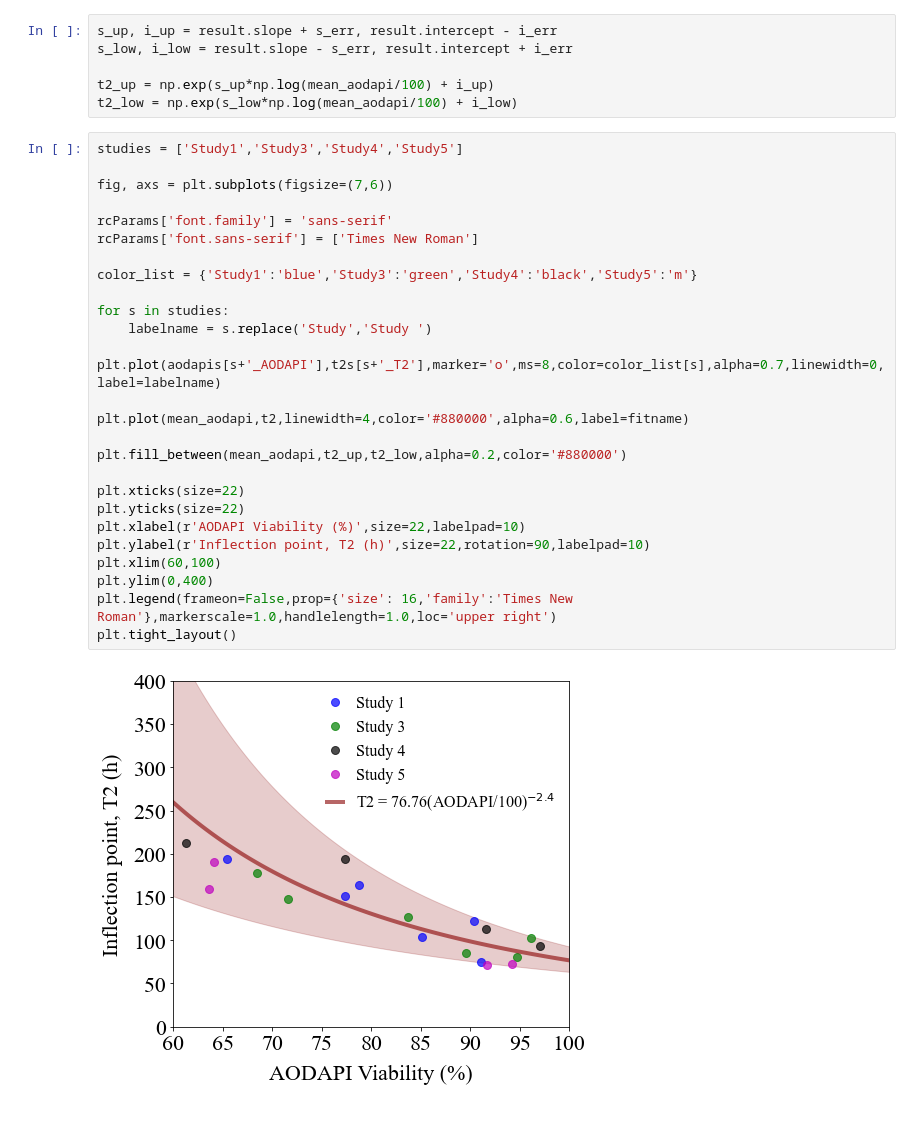
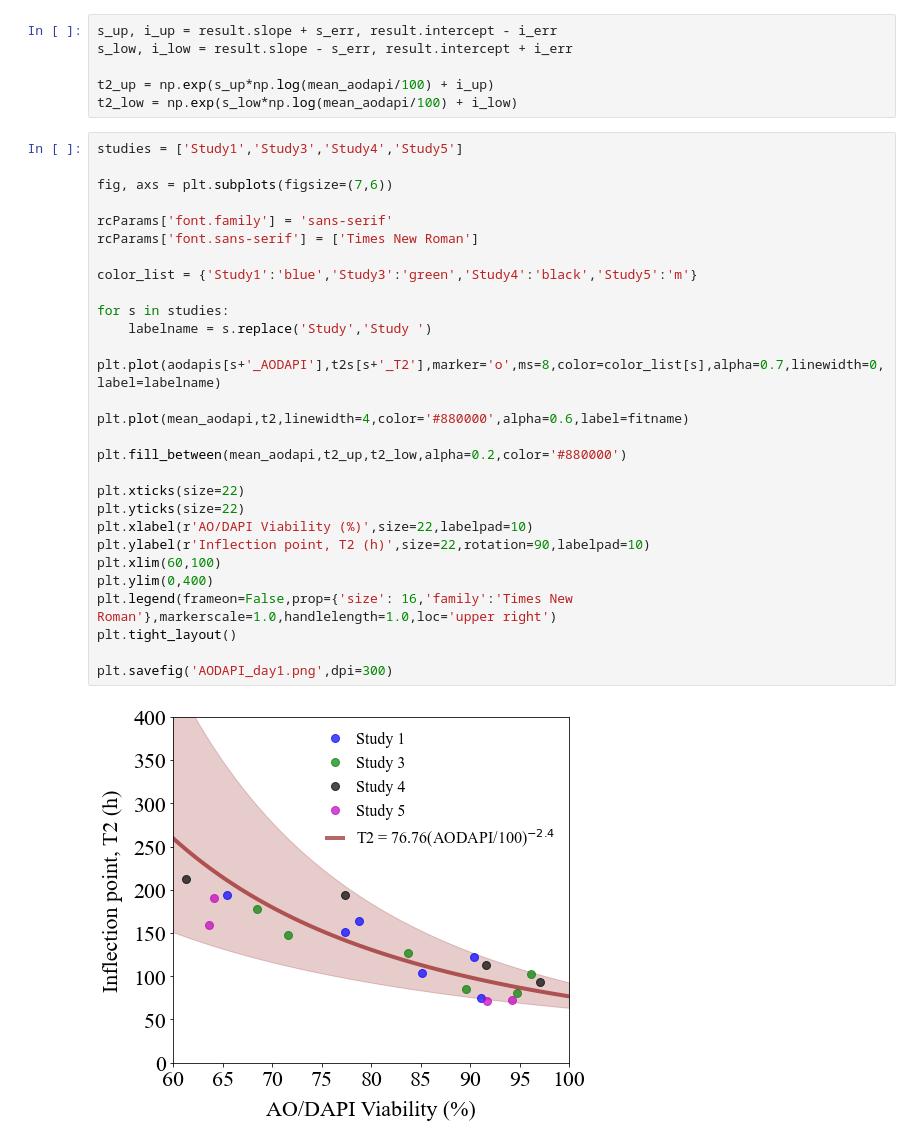
Before and after one commit to sarkar-s/ProVia, a Jupyter notebook: AODAPI_T2.ipynb, the cells around one changed output. Saved outputs shown, nothing was run; the diff lists cells and outputs as text.

```diff
--- a/AODAPI_T2.ipynb
+++ b/AODAPI_T2.ipynb
@@ -98,28 +98,30 @@ t2_low = np.exp(s_low*np.log(mean_aodapi/100) + i_low)
 # %%
 studies = ['Study1','Study3','Study4','Study5']
 
 fig, axs = plt.subplots(figsize=(7,6))
 
 rcParams['font.family'] = 'sans-serif'
 rcParams['font.sans-serif'] = ['Times New Roman']
 
 color_list = {'Study1':'blue','Study3':'green','Study4':'black','Study5':'m'}
 
 for s in studies:
     labelname = s.replace('Study','Study ')
     plt.plot(aodapis[s+'_AODAPI'],t2s[s+'_T2'],marker='o',ms=8,color=color_list[s],alpha=0.7,linewidth=0,label=labelname)
 
 plt.plot(mean_aodapi,t2,linewidth=4,color='#880000',alpha=0.6,label=fitname)
 
 plt.fill_between(mean_aodapi,t2_up,t2_low,alpha=0.2,color='#880000')
 
 plt.xticks(size=22)
 plt.yticks(size=22)
-plt.xlabel(r'AODAPI Viability (%)',size=22,labelpad=10)
+plt.xlabel(r'AO/DAPI Viability (%)',size=22,labelpad=10)
 plt.ylabel(r'Inflection point, T2 (h)',size=22,rotation=90,labelpad=10)
 plt.xlim(60,100)
 plt.ylim(0,400)
 plt.legend(frameon=False,prop={'size': 16,'family':'Times New Roman'},markerscale=1.0,handlelength=1.0,loc='upper right')
 plt.tight_layout()
+
+plt.savefig('AODAPI_day1.png',dpi=300)
 # %% [output]
-[figure, old version]
+[figure, new version]
```
Also changed, not shown: parts of 2 cells of this notebook, 8 other files.
